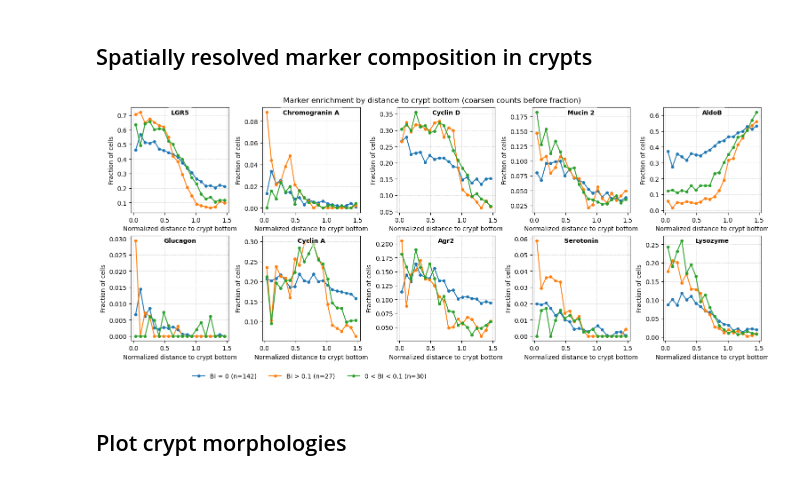
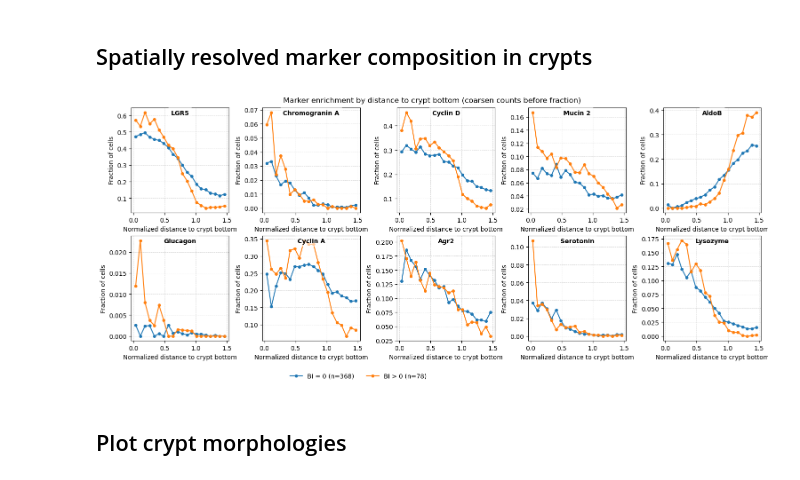
Before and after one commit to fskovbo/SphericalHarmonics, a Jupyter notebook: analyse_crypts_graph.ipynb, the cells around one changed output. Drawn from its saved outputs; the diff is of its cells as text; code cells hidden in the pictures.

```diff
--- a/analyse_crypts_graph.ipynb
+++ b/analyse_crypts_graph.ipynb
@@ -167,7 +167,7 @@ timepoints = sorted(
 print(f"Found {len(timepoints)} timepoints: {timepoints}")
 
 # timepoints = timepoints[3:] # KEEP ONLY FROM day3p5 ONWARDS
-timepoints = [timepoints[5]] # KEEP ONLY day4p5
+timepoints = [timepoints[6]] # KEEP ONLY day4p5
 # timepoints = timepoints[4:] # KEEP ONLY FROM day4 ONWARDS
 
 
@@ -1638,8 +1681,7 @@ k = 4  # coarsening factor
 
 bi_groups = [
     ("BI = 0",        dict(BI_eq=0.0)),
-    ("BI > 0.1",      dict(BI_range=(0.1 + 1e-12, None))),
-    ("0 < BI < 0.1",  dict(BI_range=(1e-12, 0.1))),
+    ("BI > 0",      dict(BI_range=(0.0 + 1e-12, None))),
 ]
 
 # ============================================================
@@ -1737,34 +1779,34 @@ for mi in range(M):
     ax.text(
         0.5, 0.98,
         marker_names[mi],
         transform=ax.transAxes,
         ha="center", va="top",
         fontweight="bold", fontsize=10,
         bbox=dict(facecolor="white", edgecolor="none", alpha=0.6),
     )
     ax.grid(True, linestyle="--", linewidth=0.6, alpha=0.5)
     ax.set_xlabel("Normalized distance to crypt bottom")
     ax.set_ylabel("Fraction of cells")
 
 # Hide unused subplots
 for idx in range(M, n_rows * n_cols):
     rr, cc = divmod(idx, n_cols)
     axes[rr, cc].axis("off")
 
 # Legend (use first subplot)
 handles, labels = axes.flat[0].get_legend_handles_labels()
 fig.legend(
     handles, labels,
     loc="upper right",
     ncol=min(G, 4),
     bbox_to_anchor=(0.5, -0.02),
     frameon=False,
 )
 
 plt.suptitle("Marker enrichment by distance to crypt bottom (coarsen counts before fraction)")
 plt.show()
 # %% [output]
-[figure, old version]
+[figure, new version]
 # %% [markdown]
 ## Plot crypt morphologies
 # %%
```
Also changed, not shown: parts of 11 cells of this notebook, 3 other files.
